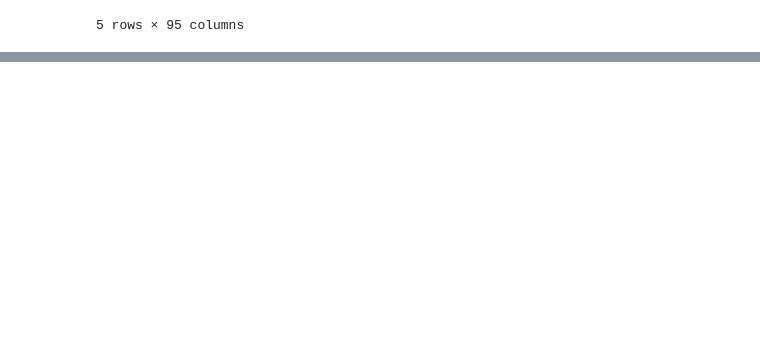
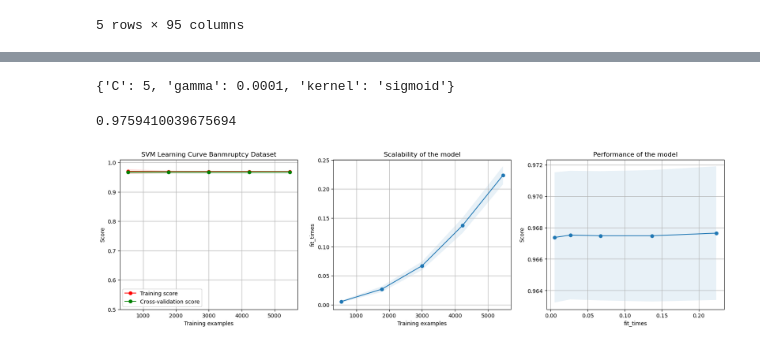
Before and after one commit to ElFeo/SupervisedLearningSurvey, a Jupyter notebook: SupervisedLearning_Bankrupt.ipynb, the cells around one changed output, grey strips where cells are left out. Drawn from its saved outputs; the diff is of its cells as text; code cells hidden in the pictures; blank space fills up the shorter version.

Commit message:
svm parameter tunning 11/08/2023

```diff
--- a/SupervisedLearning_Bankrupt.ipynb
+++ b/SupervisedLearning_Bankrupt.ipynb
@@ -480,0 +482,20 @@ FileNotFoundError: [Errno 2] No such file or directory: 'images/bankruptcy/dct_g
+# %%
+#Improved Hyper Parameter Tuning for SVM
+
+# Based on: ML Tutorial - Hyper Parameter Tuning
+# https://www.youtube.com/watch?v=HdlDYng8g9s
+# https://github.com/codebasics/py/blob/master/ML/15_gridsearch/15_grid_search.ipynb
+# https://scikit-learn.org/stable/modules/generated/sklearn.model_selection.GridSearchCV.html?highlight=grid%20search#sklearn.model_selection.GridSearchCV
+# https://scikit-learn.org/stable/modules/svm.html#svm
+# Use GridSearchCV
+clf_svm_grds_b = GridSearchCV(svm.SVC(random_state=1), {
+                                                    'C': [1,5,10,20,25, 50],
+                                                    'kernel': ['rbf','linear', 'sigmoid'],
+                                                    'gamma':[0.00001, 0.0001, 0.001, 0.01,0.1]
+                                                   }, cv=5, return_train_score=False)
+start_time = my_timer()
+clf_svm_grds_b.fit(X_train_b,Y_train_b)
+#clf_svm_grds.cv_results_
+end_time = my_timer()
+print("SVM Grid Search Run time=", end_time-start_time)
+print("SVM Grid Search Results=", clf_svm_grds_b.cv_results_)
@@ -480,0 +520,22 @@ FileNotFoundError: [Errno 2] No such file or directory: 'images/bankruptcy/dct_g
+# %%
+clf_svm_grds_b.best_params_
+# %% [output]
+{'C': 5, 'gamma': 0.0001, 'kernel': 'sigmoid'}
+# %%
+clf_svm_grds_b.best_score_
+# %% [output]
+0.9759410039675694
+# %%
+svm_best_b = clf_svm_grds_b.best_params_
+svm_estimator_b = svm.SVC(C=svm_best_b['C'],
+                        gamma=svm_best_b['gamma'],
+                        kernel=svm_best_b['kernel'],
+                        random_state=1)
+svm_title_b = "SVM Learning Curve Banmruptcy Dataset"
+cv = ShuffleSplit(n_splits=100, test_size=0.2, random_state=1)
+plot_learning_curve(svm_estimator_b, svm_title_b, X_scaled_b, Y_b, ylim=(0.5, 1.01),
+                    cv=cv, n_jobs=4)
+plt.savefig("images/bankruptcy/svm_grds_best_bankrupt.png")
+plt.show()
+# %% [output]
+[figure, added]
```
Also changed, not shown: parts of 28 cells of this notebook, 1 other file.
